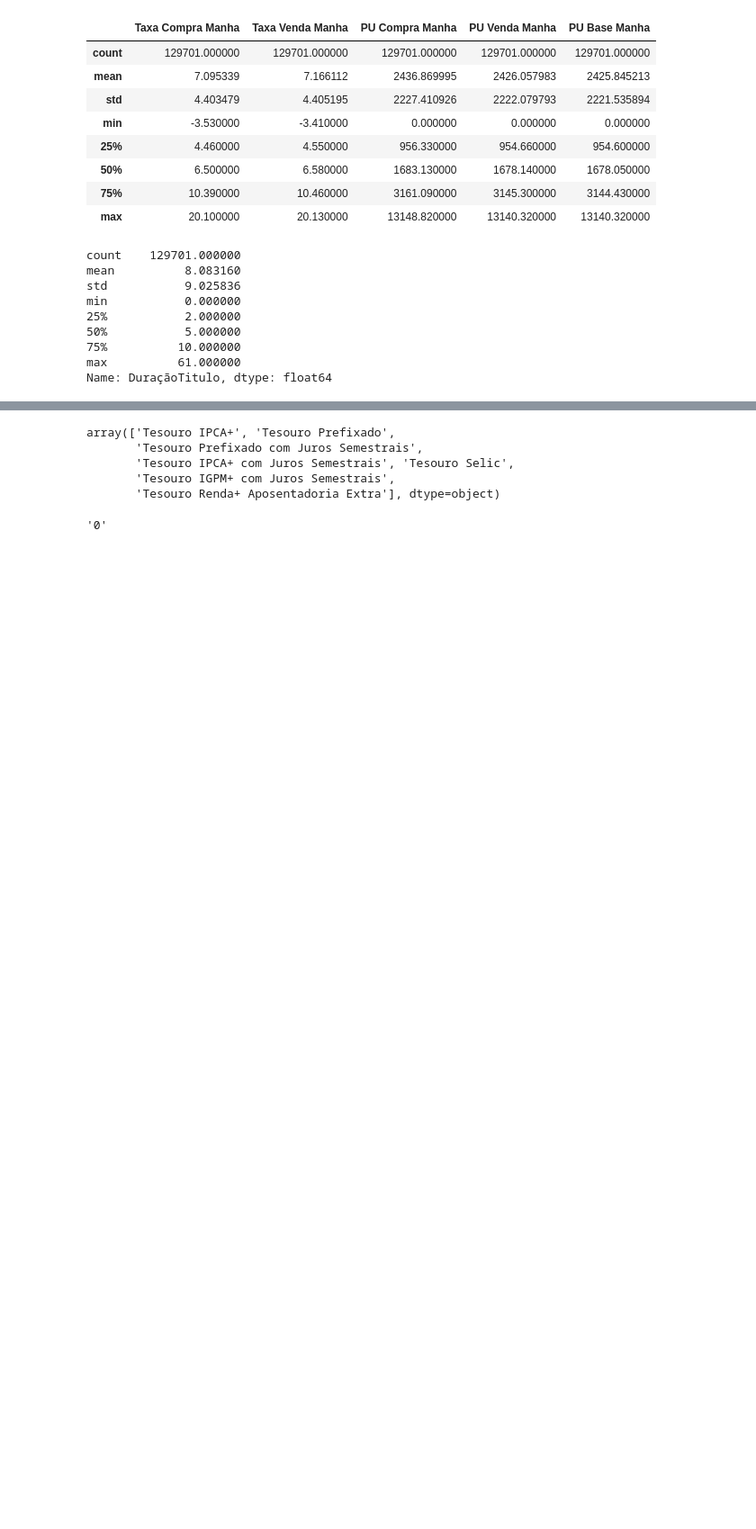
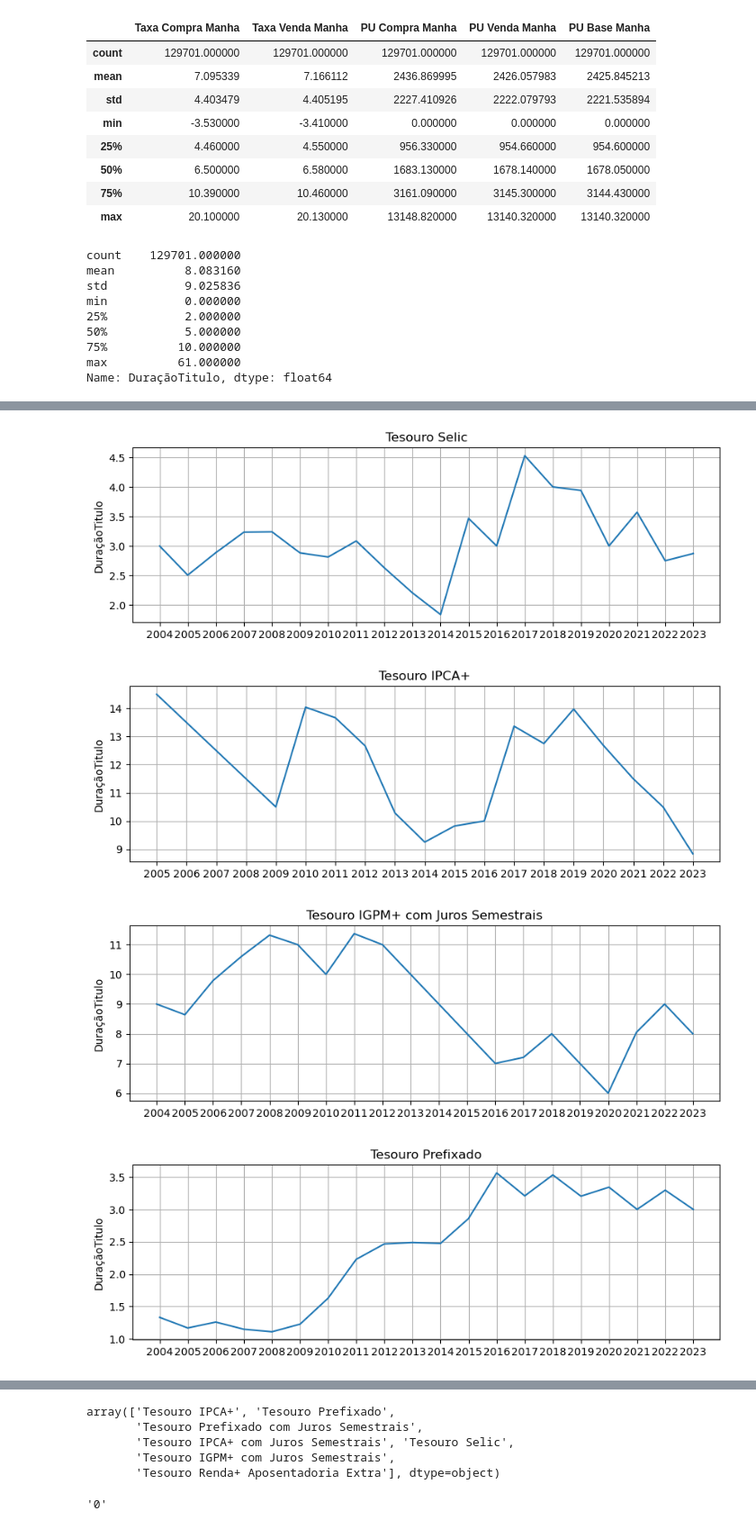
Before and after one commit to MatheusLopesA95/OpenDataGov, a Jupyter notebook: AnaliseExploratoria.ipynb, the cells around one changed output, grey strips where cells are left out. Shown at 90% size. Saved outputs shown, nothing was run; the diff lists cells and outputs as text; code cells hidden in the pictures; blank space fills up the shorter version.

```diff
--- a/AnaliseExploratoria.ipynb
+++ b/AnaliseExploratoria.ipynb
@@ -155 +214,12 @@ def grafico(Titulo, eixo_y, eixo_x):
+# %%
+grafico('Tesouro Selic', 'DuraçãoTitulo', 'Ano Base')
+grafico('Tesouro IPCA+', 'DuraçãoTitulo', 'Ano Base')
+grafico('Tesouro IGPM+ com Juros Semestrais', 'DuraçãoTitulo', 'Ano Base')
+grafico('Tesouro Prefixado', 'DuraçãoTitulo', 'Ano Base'
+        )
+# %% [output]
+[figure, added]
+[figure, added]
+[figure, added]
+[figure, added]
 # %%
```
Also changed, not shown: parts of 12 cells of this notebook.
